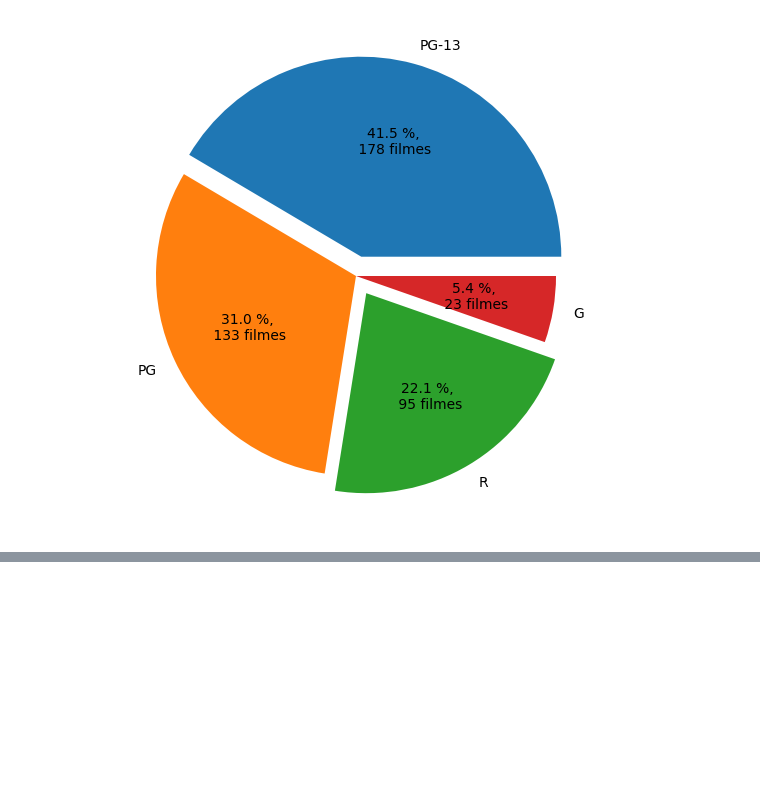
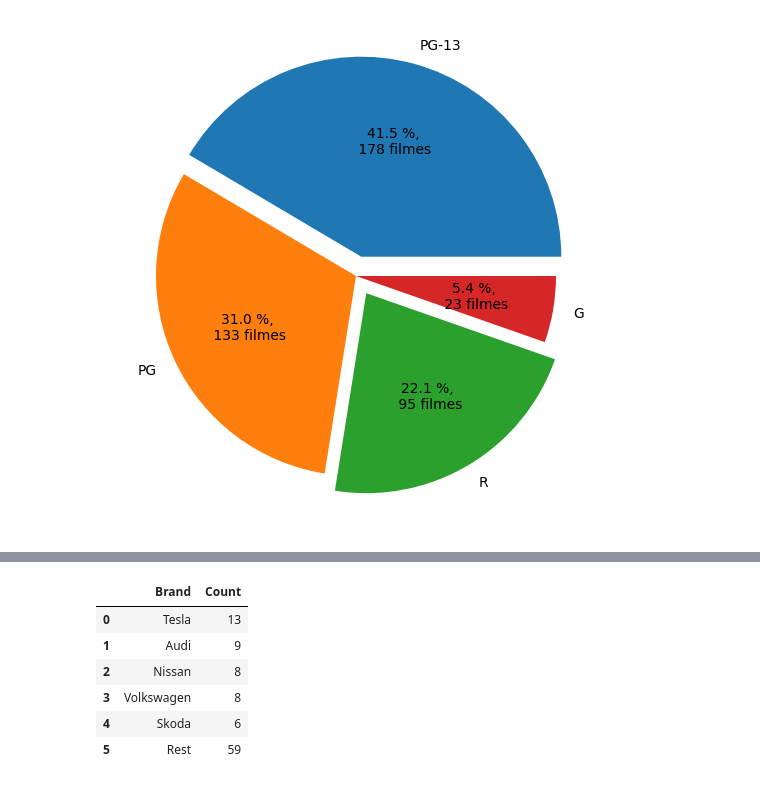
Before and after one commit to fitlemon/python_for_ds, a Jupyter notebook: Module7/8_data_visual_mipt.ipynb, the cells around one changed output, grey strips where cells are left out. Cells and saved outputs as stored; diff of their text form; code cells hidden in the pictures; blank space fills up the shorter version.

```diff
--- a/Module7/8_data_visual_mipt.ipynb
+++ b/Module7/8_data_visual_mipt.ipynb
@@ -105,0 +137,19 @@ axes.pie(
+# %%
+grouped_df = (
+    df.groupby("Brand")
+    .size()
+    .sort_values(ascending=False)
+    .reset_index()
+    .rename(columns={0: "Count"})
+)
+grouped_df.loc[5] = ["Rest", grouped_df.loc[5:, "Count"].sum()]
+grouped_df = grouped_df[:6]
+grouped_df
+# %% [output]
+|  | Brand | Count |
+| 0 | Tesla | 13 |
+| 1 | Audi | 9 |
+| 2 | Nissan | 8 |
+| 3 | Volkswagen | 8 |
+| 4 | Skoda | 6 |
+| 5 | Rest | 59 |
```
Also changed, not shown: parts of 8 cells of this notebook, 6 other files.
